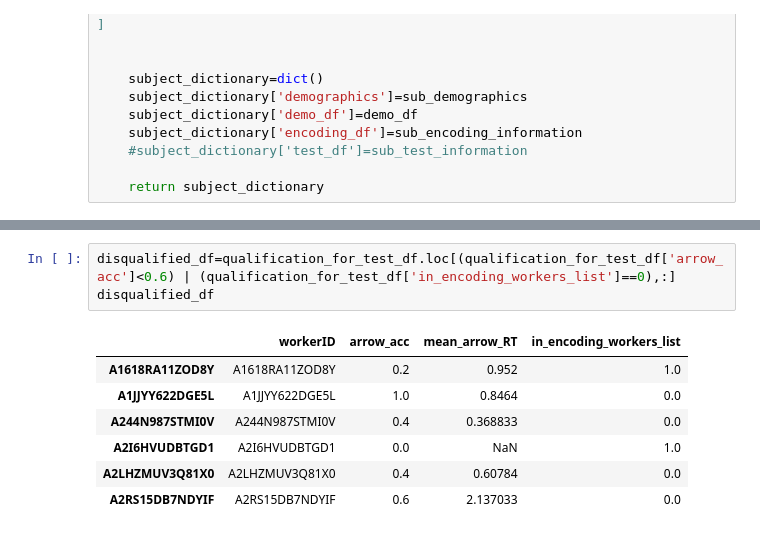
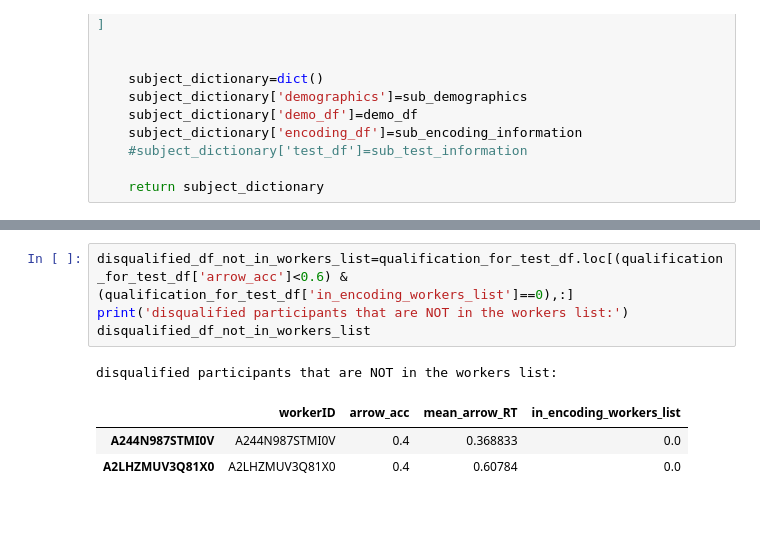
Before and after one commit to edenjenzohar/Visual-memory-task, a Jupyter notebook: analysis/parse_recorded_results_pilot2_encoding.ipynb, the cells around one changed output, grey strips where cells are left out. Cells and saved outputs as stored; diff of their text form.

Commit message:
parse2 is hopefully ready to hanle a large encoding batch

```diff
--- a/analysis/parse_recorded_results_pilot2_encoding.ipynb
+++ b/analysis/parse_recorded_results_pilot2_encoding.ipynb
@@ -303,14 +343,12 @@ qualified_df
 # %%
-disqualified_df=qualification_for_test_df.loc[(qualification_for_test_df['arrow_acc']<0.6) | (qualification_for_test_df['in_encoding_workers_list']==0),:]
-disqualified_df
+disqualified_df_not_in_workers_list=qualification_for_test_df.loc[(qualification_for_test_df['arrow_acc']<0.6) & (qualification_for_test_df['in_encoding_workers_list']==0),:]
+print('disqualified participants that are NOT in the workers list:')
+disqualified_df_not_in_workers_list
 # %% [output]
+disqualified participants that are NOT in the workers list:
 |  | workerID | arrow_acc | mean_arrow_RT | in_encoding_workers_list |
-| A1618RA11ZOD8Y | A1618RA11ZOD8Y | 0.2 | 0.952 | 1.0 |
-| A1JJYY622DGE5L | A1JJYY622DGE5L | 1.0 | 0.8464 | 0.0 |
 | A244N987STMI0V | A244N987STMI0V | 0.4 | 0.368833 | 0.0 |
-| A2I6HVUDBTGD1 | A2I6HVUDBTGD1 | 0.0 | NaN | 1.0 |
 | A2LHZMUV3Q81X0 | A2LHZMUV3Q81X0 | 0.4 | 0.60784 | 0.0 |
-| A2RS15DB7NDYIF | A2RS15DB7NDYIF | 0.6 | 2.137033 | 0.0 |
 # %%
 #update the workers list with the relevant qualification:
 #add the qualification for all eligible participants for the test session:
```
Also changed, not shown: parts of 12 cells of this notebook, 1 other file.
